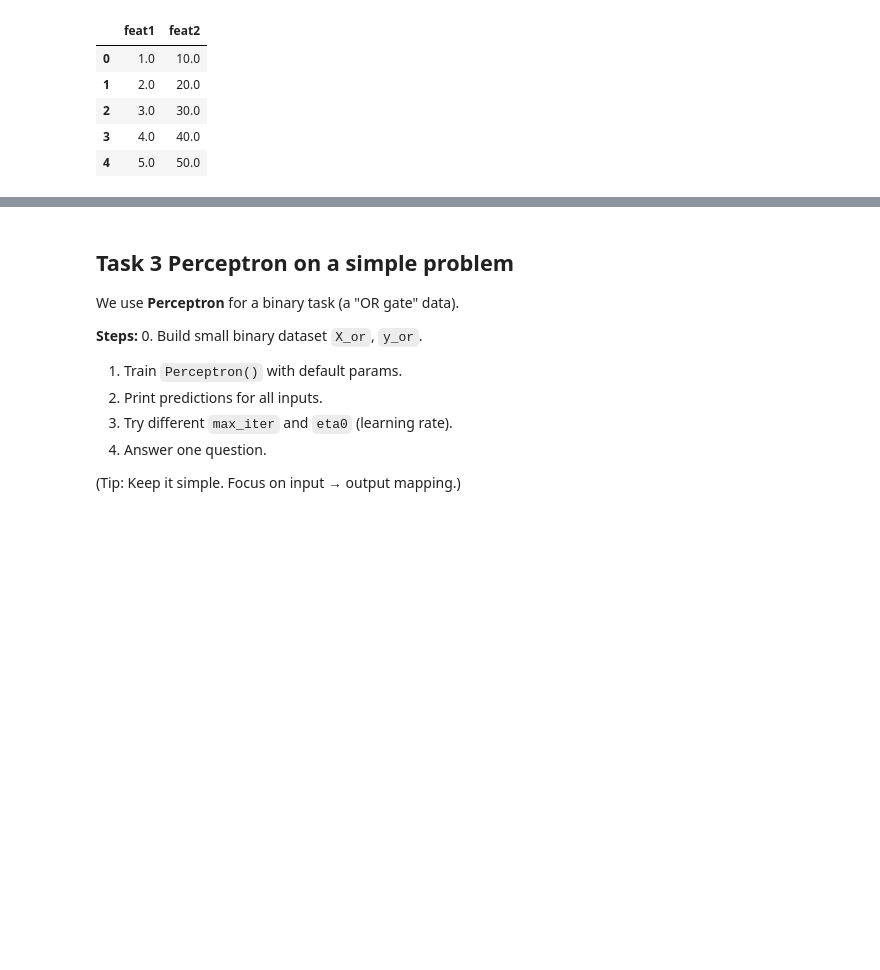
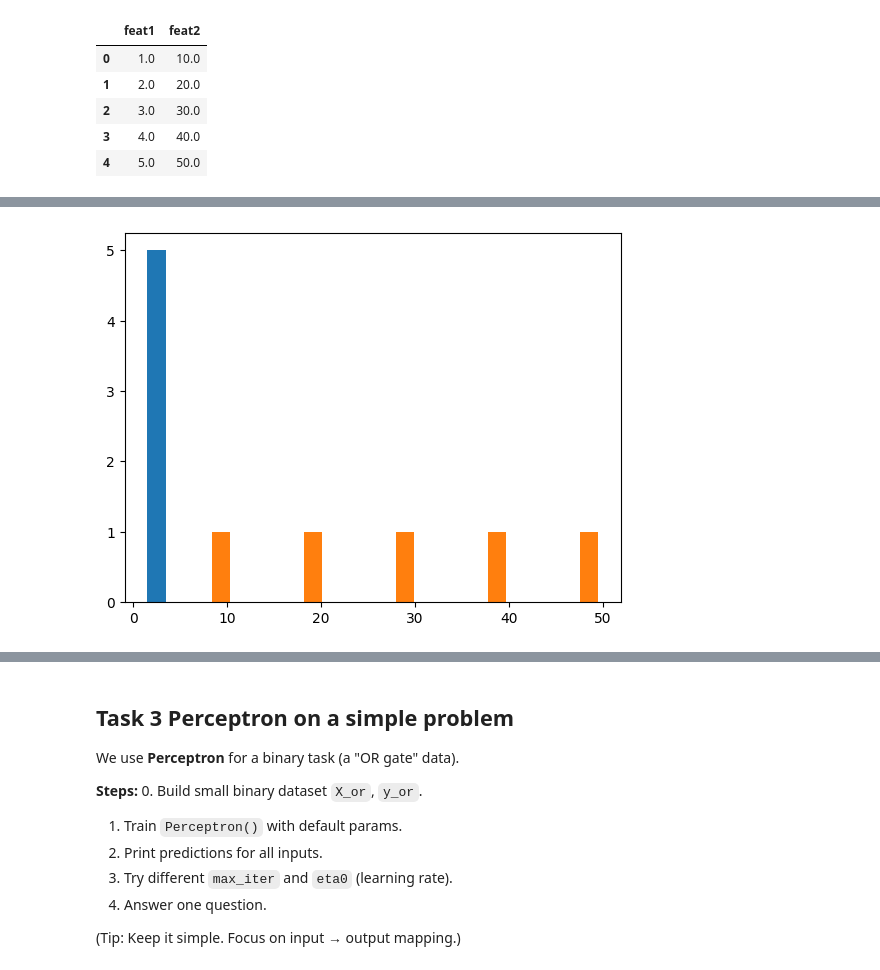
Before and after one commit to Arxcis/VE3451-KI-og-maskinl-ring, a Jupyter notebook: Assign2_Supervised_learning.ipynb, the cells around one changed output, grey strips where cells are left out. Drawn from its saved outputs; the diff is of its cells as text; code cells hidden in the pictures; blank space fills up the shorter version.

Commit message:
Assign2 Task 2 - Done!

```diff
--- a/Assign2_Supervised_learning.ipynb
+++ b/Assign2_Supervised_learning.ipynb
@@ -81,32 +77,19 @@ Here are the sub-tasks:
 
 (HINT: Print small tables. Plot simple histograms to see changes.)
 # %%
+import numpy as np
+from pandas import DataFrame
+
 # --- Task 2.0 Use the provided small dataset below for the following tasks:
 X = np.array([[1, 10],
               [2, 20],
               [3, 30],
               [4, 40],
               [5, 50]], dtype=float)
-df = pd.DataFrame(X, columns=["feat1","feat2"])
+
+data = DataFrame(X, columns=["feat1","feat2"])
 print("Original data:")
-display(df)
-
-# --- Task 2.1 StandardScaler and MinMaxScaler:
-
-
-# --- Task 2.2: Normalizer (row-wise to unit norm):
-
-
-# --- Task 2.3: Label Encoding
-#     (tips: want to know the encoding mapping?
-#      Try "list(enc.classes_)", where enc is the LabelEncoder object)
-
-
-# --- Task 2.4: Questions (answer **in text** as commments below each question)
-# Q1: When would you prefer StandardScaler vs MinMaxScaler vs Normalizer? Why? Explain briefly.
-#  -> (your answer):
-# Q2: Create a small histogram for one feature before and after scaling. Any differences you notice?
-#  -> (your answer):
+display(data)
 # %% [output]
 Original data:
 |  | feat1 | feat2 |
@@ -117,0 +202,6 @@ Original data:
+# %%
+import matplotlib.pyplot as plt
+plt.hist(data)
+plt.show()
+# %% [output]
+[figure, added]
```
Also changed, not shown: parts of 12 cells of this notebook.
